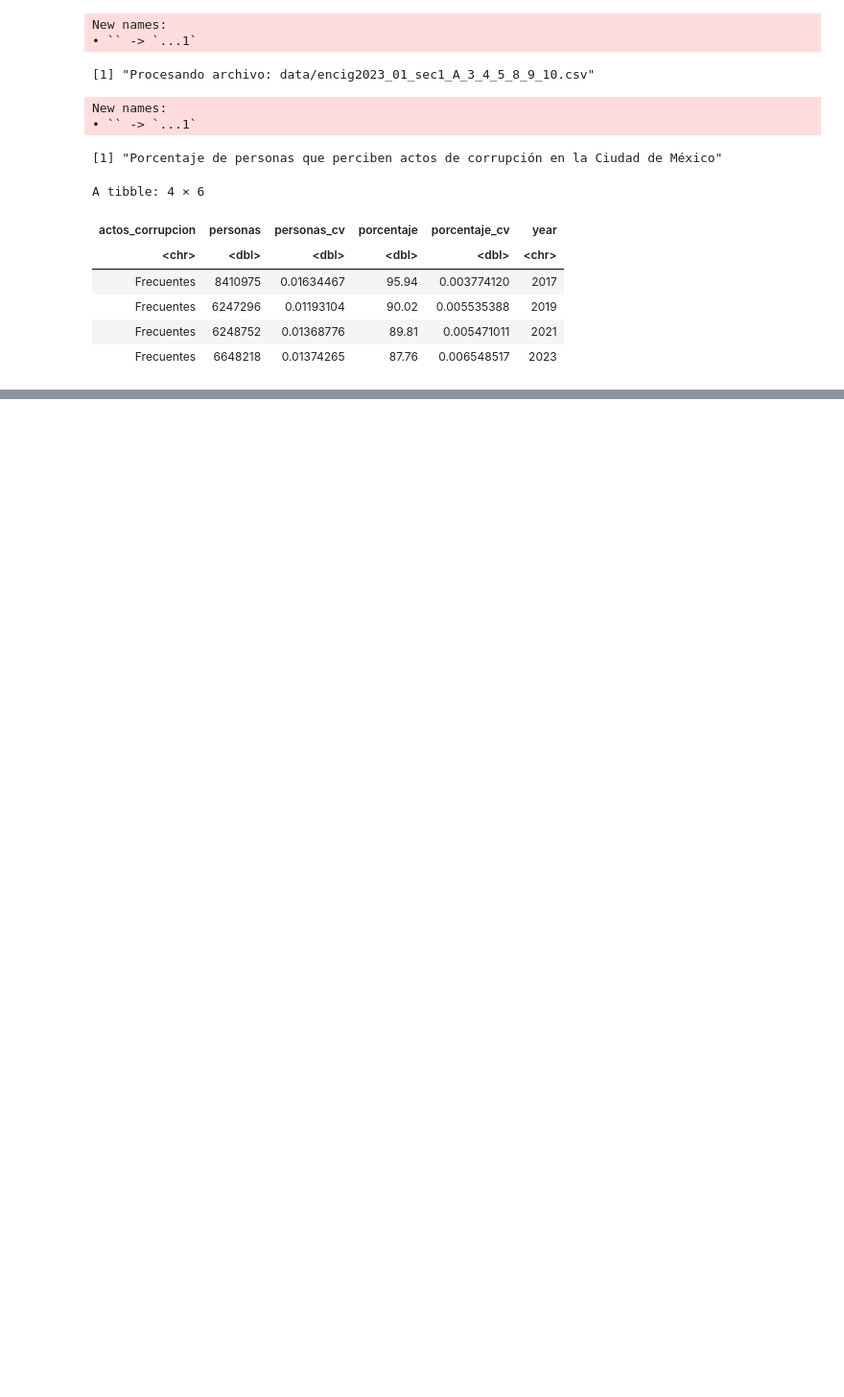
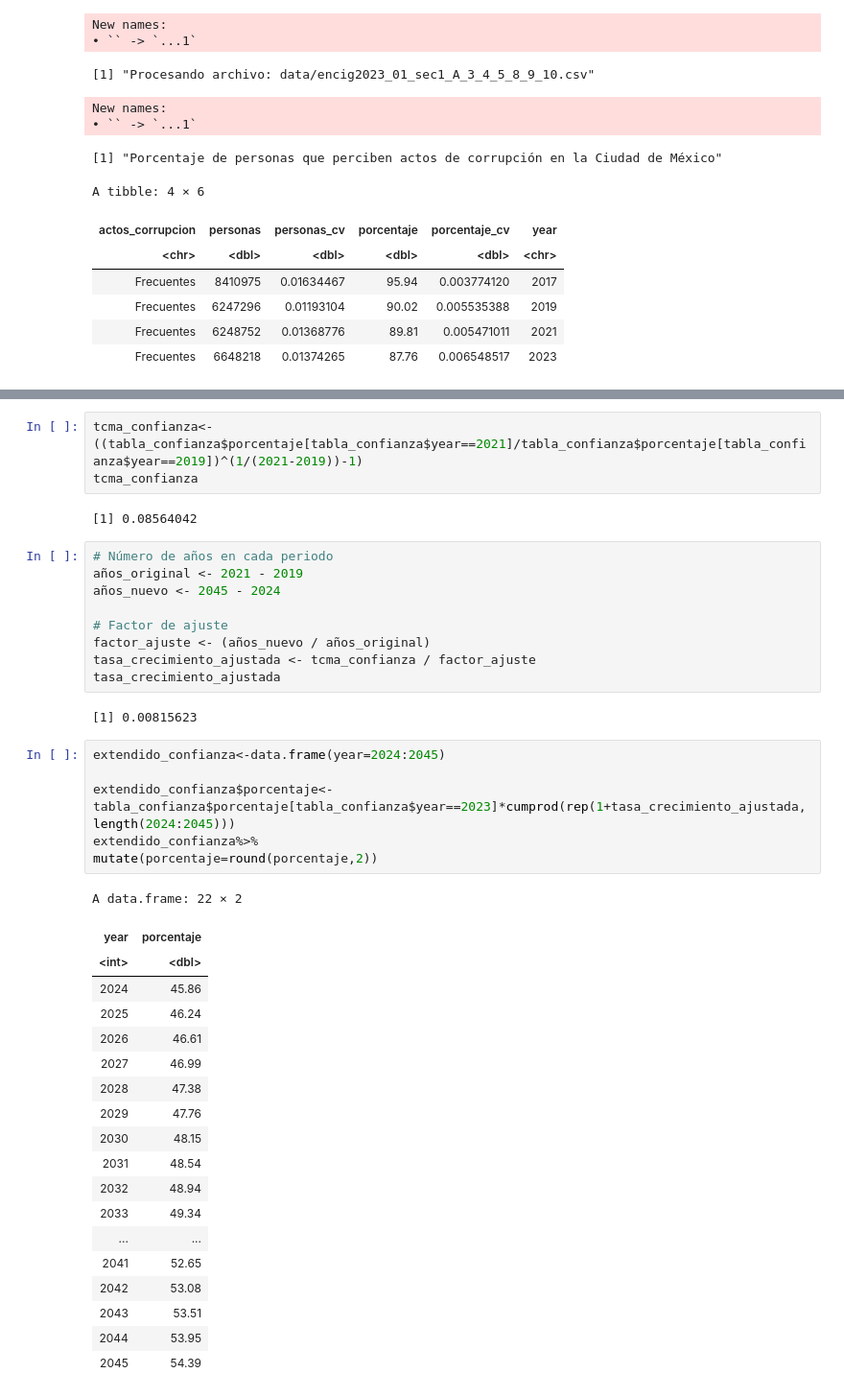
Before and after one commit to cpyp-ipdp/pgd_cdmx, a Jupyter notebook: indicadores/gobierno/indicadores_gobierno_pgd.ipynb, the cells around one changed output, grey strips where cells are left out. Shown at 96% size. Drawn from its saved outputs; the diff is of its cells as text; blank space fills up the shorter version.

```diff
--- a/indicadores/gobierno/indicadores_gobierno_pgd.ipynb
+++ b/indicadores/gobierno/indicadores_gobierno_pgd.ipynb
@@ -185,0 +199,42 @@ A tibble: 4 × 6
+# %%
+tcma_confianza<-((tabla_confianza$porcentaje[tabla_confianza$year==2021]/tabla_confianza$porcentaje[tabla_confianza$year==2019])^(1/(2021-2019))-1)
+tcma_confianza
+# %% [output]
+[1] 0.08564042
+# %%
+# Número de años en cada periodo
+años_original <- 2021 - 2019
+años_nuevo <- 2045 - 2024
+
+# Factor de ajuste
+factor_ajuste <- (años_nuevo / años_original)
+tasa_crecimiento_ajustada <- tcma_confianza / factor_ajuste
+tasa_crecimiento_ajustada
+# %% [output]
+[1] 0.00815623
+# %%
+extendido_confianza<-data.frame(year=2024:2045)
+
+extendido_confianza$porcentaje<-tabla_confianza$porcentaje[tabla_confianza$year==2023]*cumprod(rep(1+tasa_crecimiento_ajustada,length(2024:2045)))
+extendido_confianza%>%
+mutate(porcentaje=round(porcentaje,2))
+# %% [output]
+A data.frame: 22 × 2
+| year | porcentaje |
+| <int> | <dbl> |
+| 2024 | 45.86 |
+| 2025 | 46.24 |
+| 2026 | 46.61 |
+| 2027 | 46.99 |
+| 2028 | 47.38 |
+| 2029 | 47.76 |
+| 2030 | 48.15 |
+| 2031 | 48.54 |
+| 2032 | 48.94 |
+| 2033 | 49.34 |
+| ... | ... |
+| 2041 | 52.65 |
+| 2042 | 53.08 |
+| 2043 | 53.51 |
+| 2044 | 53.95 |
+| 2045 | 54.39 |
```
Also changed, not shown: parts of 14 cells of this notebook.
